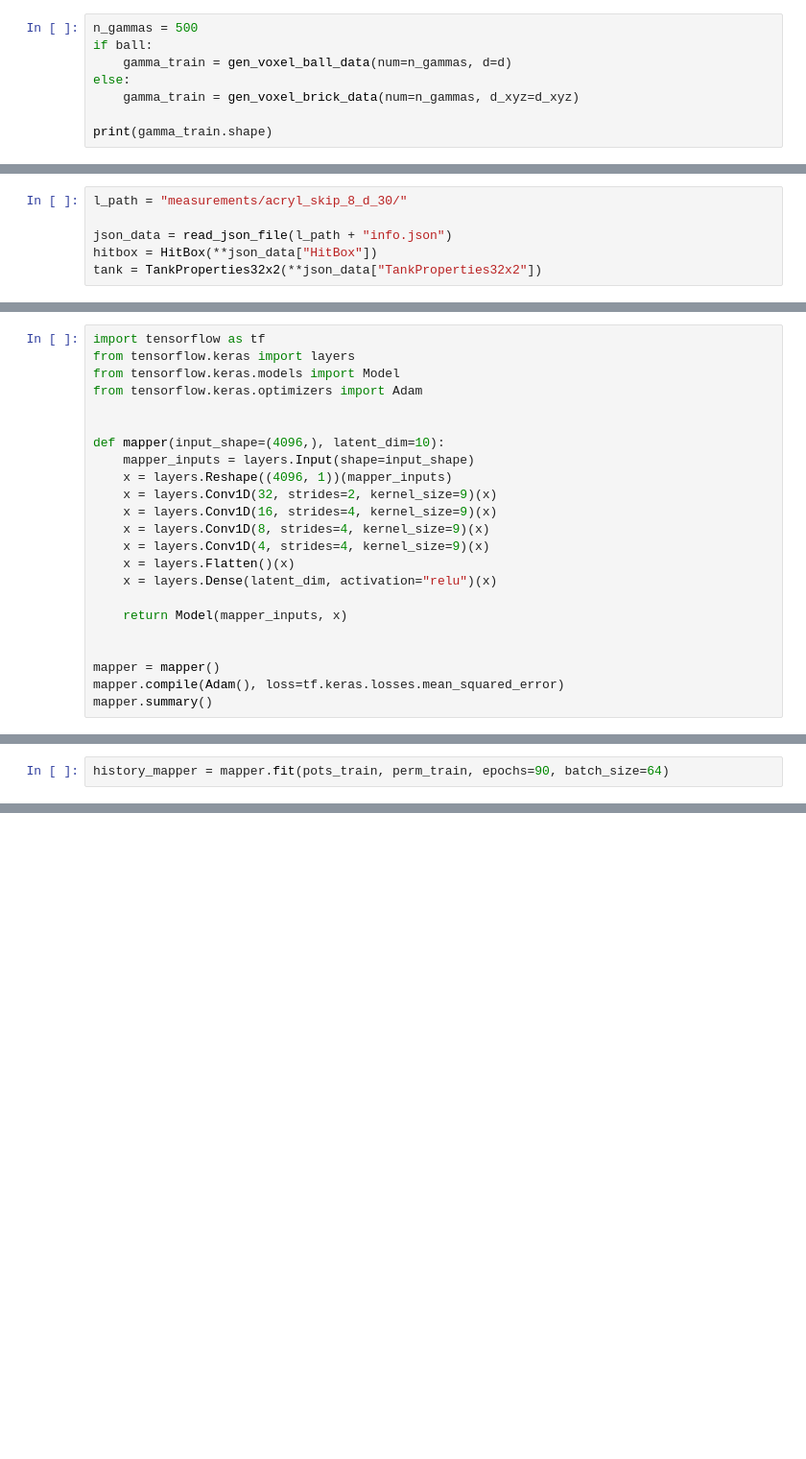
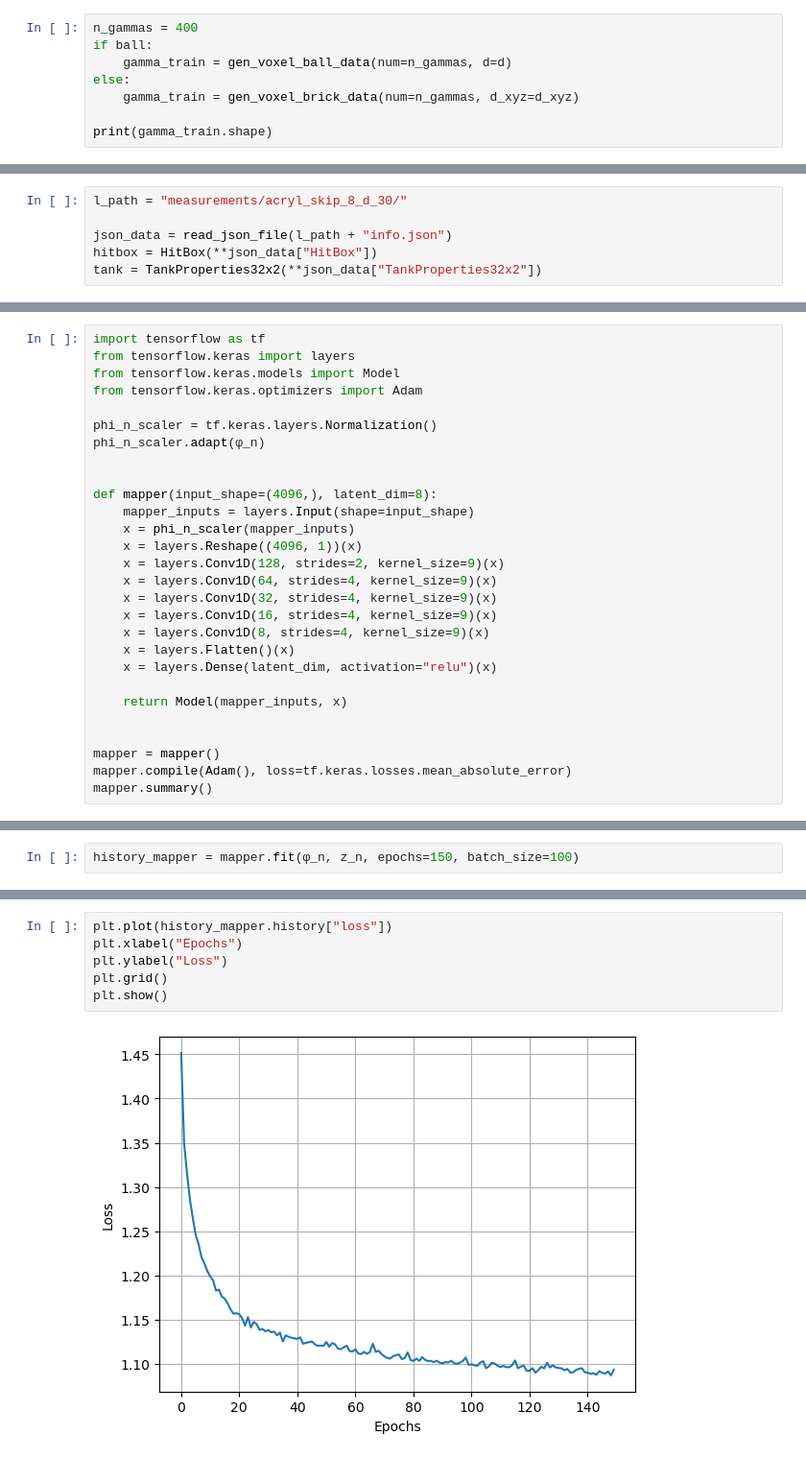
Before and after one commit to JacobTh98/3dIT, a Jupyter notebook: 3d_vae.ipynb, the cells around one changed output, grey strips where cells are left out. Shown at 96% size. Cells and saved outputs as stored; diff of their text form; blank space fills up the shorter version.

```diff
--- a/3d_vae.ipynb
+++ b/3d_vae.ipynb
@@ -43,5 +54,5 @@ else:
 # %%
-n_gammas = 500
+n_gammas = 400
 if ball:
     gamma_train = gen_voxel_ball_data(num=n_gammas, d=d)
 else:
@@ -150,14 +254,19 @@ from tensorflow.keras import layers
 from tensorflow.keras.models import Model
 from tensorflow.keras.optimizers import Adam
 
+phi_n_scaler = tf.keras.layers.Normalization()
+phi_n_scaler.adapt(φ_n)
 
-def mapper(input_shape=(4096,), latent_dim=10):
+
+def mapper(input_shape=(4096,), latent_dim=8):
     mapper_inputs = layers.Input(shape=input_shape)
-    x = layers.Reshape((4096, 1))(mapper_inputs)
-    x = layers.Conv1D(32, strides=2, kernel_size=9)(x)
+    x = phi_n_scaler(mapper_inputs)
+    x = layers.Reshape((4096, 1))(x)
+    x = layers.Conv1D(128, strides=2, kernel_size=9)(x)
+    x = layers.Conv1D(64, strides=4, kernel_size=9)(x)
+    x = layers.Conv1D(32, strides=4, kernel_size=9)(x)
     x = layers.Conv1D(16, strides=4, kernel_size=9)(x)
     x = layers.Conv1D(8, strides=4, kernel_size=9)(x)
-    x = layers.Conv1D(4, strides=4, kernel_size=9)(x)
     x = layers.Flatten()(x)
     x = layers.Dense(latent_dim, activation="relu")(x)
 
@@ -165,5 +274,5 @@ def mapper(input_shape=(4096,), latent_dim=10):
 
 
 mapper = mapper()
-mapper.compile(Adam(), loss=tf.keras.losses.mean_squared_error)
+mapper.compile(Adam(), loss=tf.keras.losses.mean_absolute_error)
 mapper.summary()
@@ -170,2 +297,2 @@ mapper.summary()
 # %%
-history_mapper = mapper.fit(pots_train, perm_train, epochs=90, batch_size=64)
+history_mapper = mapper.fit(φ_n, z_n, epochs=150, batch_size=100)
@@ -172,3 +317,11 @@ history_mapper = mapper.fit(pots_train, perm_train, epochs=90, batch_size=64)
+# %%
+plt.plot(history_mapper.history["loss"])
+plt.xlabel("Epochs")
+plt.ylabel("Loss")
+plt.grid()
+plt.show()
+# %% [output]
+[figure, added]
 # %%
 plt.plot(history_mapper.history["loss"])
 plt.xlabel("Epochs")
```
Also changed, not shown: parts of 33 cells of this notebook, 7 other files.
